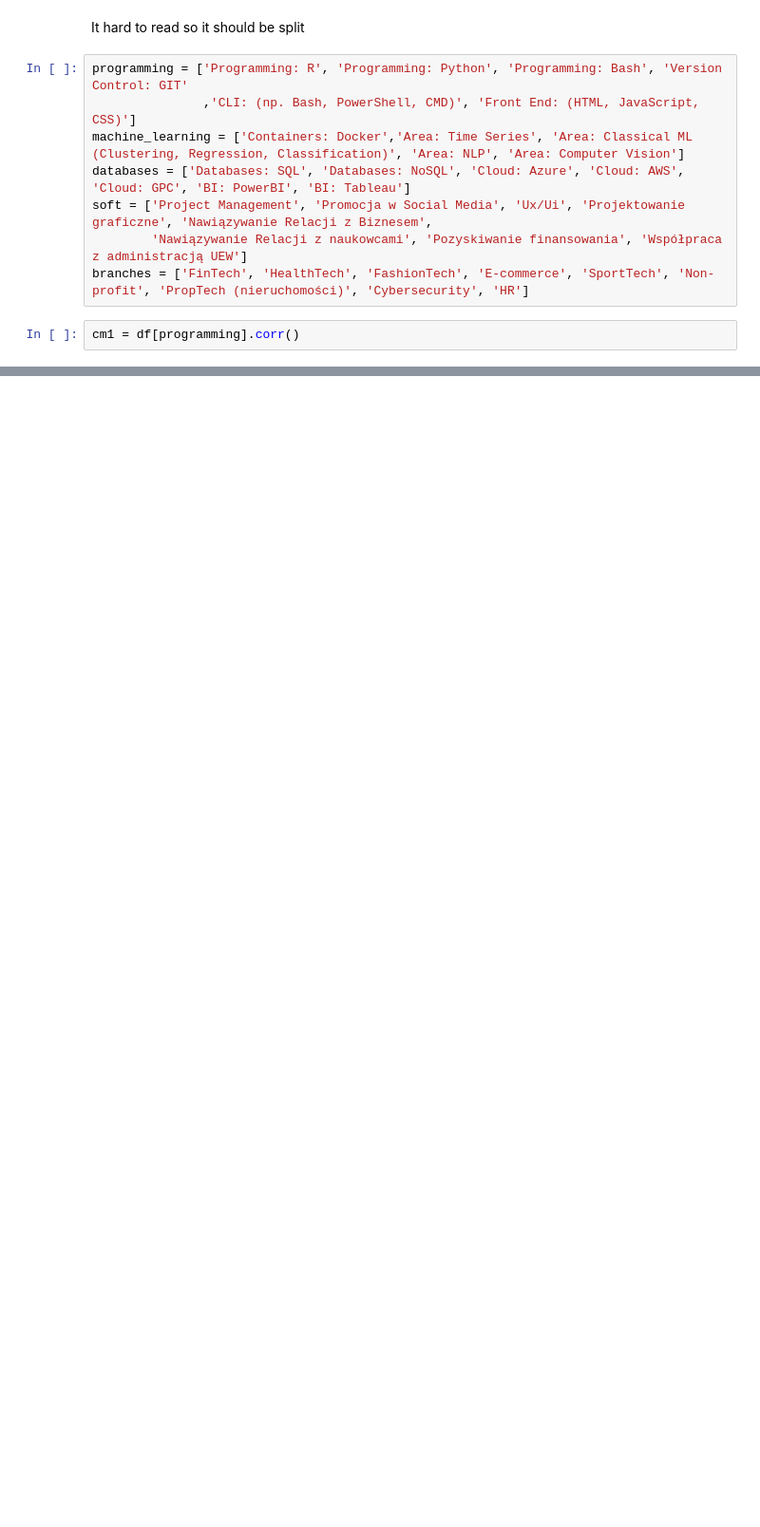
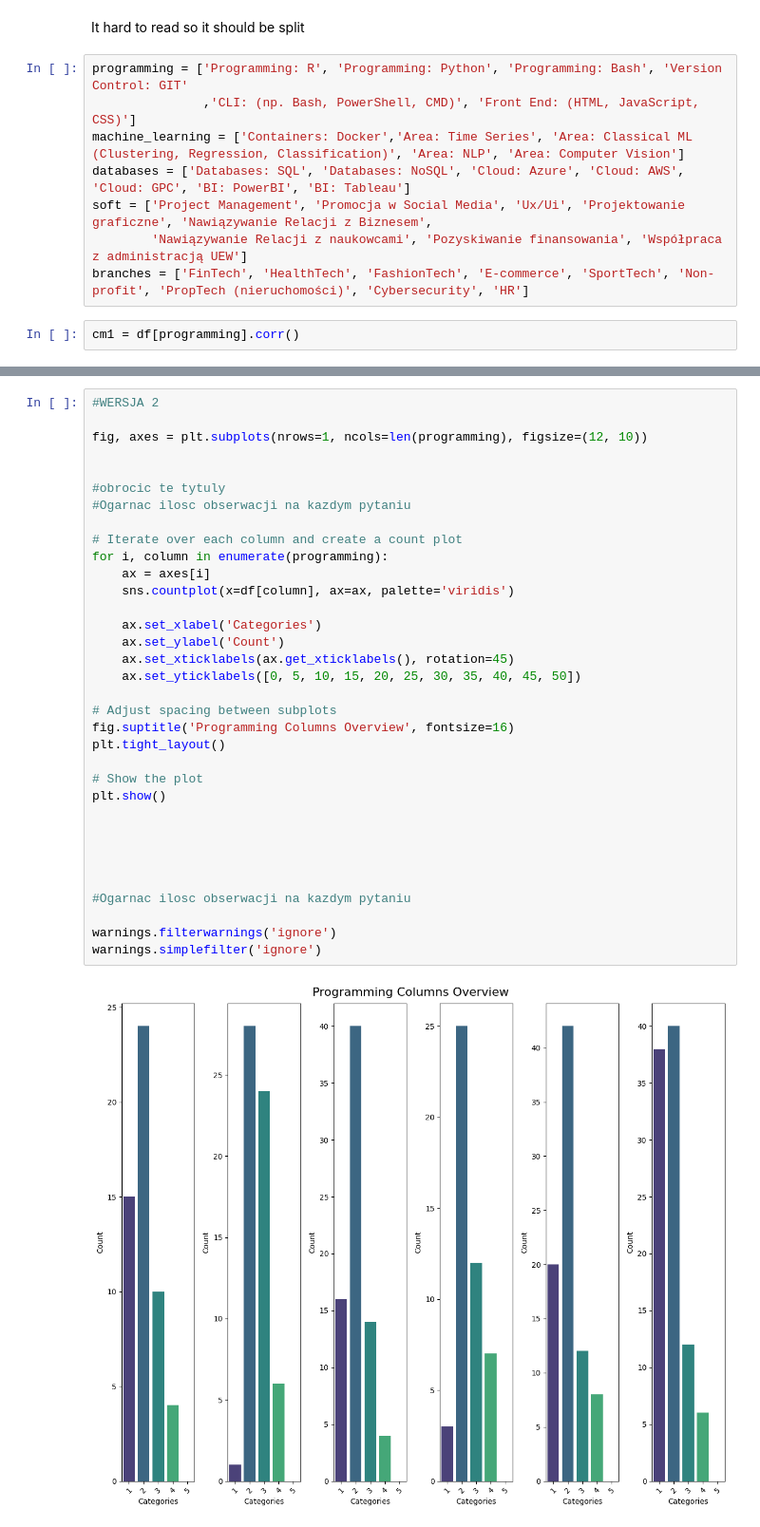
Before and after one commit to Mghd269/DMI-Project, a Jupyter notebook: notebooks/02_eda.ipynb, the cells around one changed output, grey strips where cells are left out. Shown at 95% size. Saved outputs shown, nothing was run; the diff lists cells and outputs as text; blank space fills up the shorter version.

```diff
--- a/notebooks/02_eda.ipynb
+++ b/notebooks/02_eda.ipynb
@@ -129,0 +255,36 @@ plt.show()
+# %%
+#WERSJA 2
+
+fig, axes = plt.subplots(nrows=1, ncols=len(programming), figsize=(12, 10))
+
+
+#obrocic te tytuly
+#Ogarnac ilosc obserwacji na kazdym pytaniu
+
+# Iterate over each column and create a count plot
+for i, column in enumerate(programming):
+    ax = axes[i]
+    sns.countplot(x=df[column], ax=ax, palette='viridis')
+
+    ax.set_xlabel('Categories')
+    ax.set_ylabel('Count')
+    ax.set_xticklabels(ax.get_xticklabels(), rotation=45)
+    ax.set_yticklabels([0, 5, 10, 15, 20, 25, 30, 35, 40, 45, 50])
+
+# Adjust spacing between subplots
+fig.suptitle('Programming Columns Overview', fontsize=16)
+plt.tight_layout()
+
+# Show the plot
+plt.show()
+
+
+
+
+
+#Ogarnac ilosc obserwacji na kazdym pytaniu
+
+warnings.filterwarnings('ignore')
+warnings.simplefilter('ignore')
+# %% [output]
+[figure, added]
```
Also changed, not shown: parts of 18 cells of this notebook.
